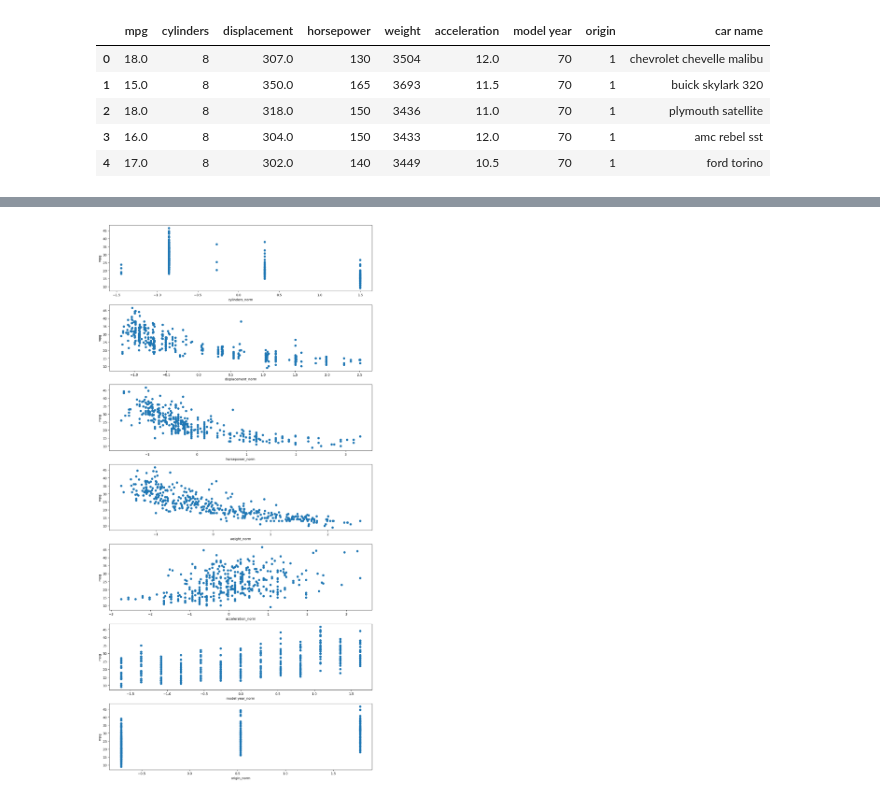
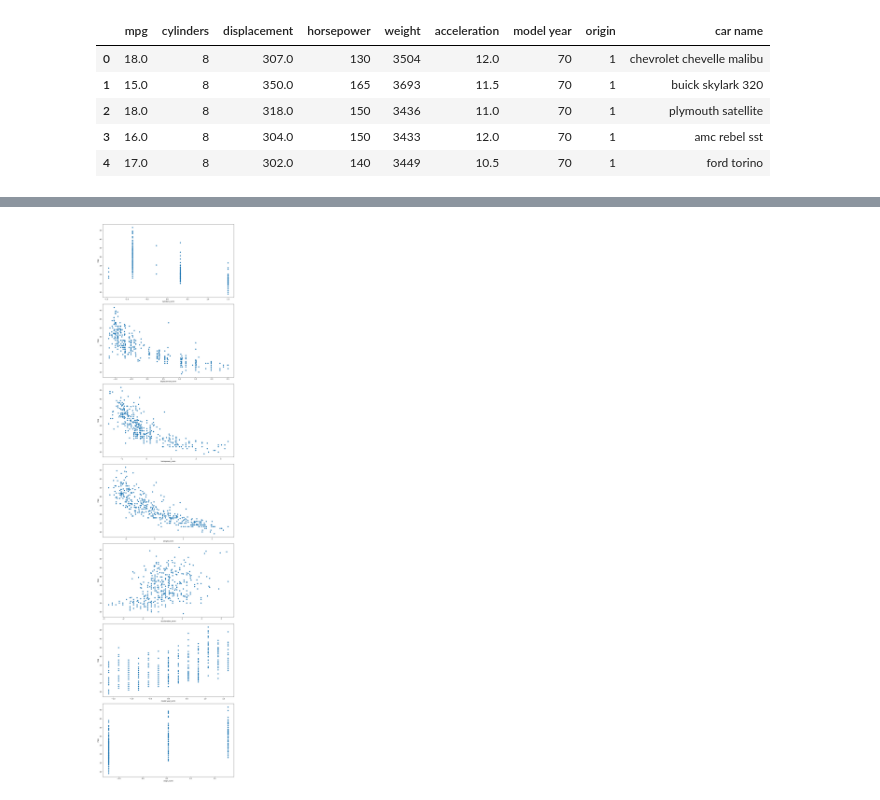
Before and after one commit to brash99/phys441, a Jupyter notebook: JupyterNotebooks/Assignment1_Solutions/Assignment2/MultipleLinearRegression.ipynb, the cells around one changed output, grey strips where cells are left out. Drawn from its saved outputs; the diff is of its cells as text; code cells hidden in the pictures.

```diff
--- a/JupyterNotebooks/Assignment1_Solutions/Assignment2/MultipleLinearRegression.ipynb
+++ b/JupyterNotebooks/Assignment1_Solutions/Assignment2/MultipleLinearRegression.ipynb
@@ -47,6 +47,7 @@ for col in data.columns:
 #replacing missing values in horsepower with its median
 horse_med = data['horsepower'].median()
 data['horsepower'] = data['horsepower'].fillna(horse_med)
+data['model_year'] = data['model year']
 # %%
 data['cylinders_norm'] = (data['cylinders'] - data['cylinders'].mean()) / data['cylinders'].std()
 data['displacement_norm'] = (data['displacement'] - data['displacement'].mean()) / data['displacement'].std()
@@ -56,32 +57,32 @@ data['acceleration_norm'] = (data['acceleration'] - data['acceleration'].mean())
 data['model_year_norm'] = (data['model year'] - data['model year'].mean()) / data['model year'].std()
 data['origin_norm'] = (data['origin'] - data['origin'].mean()) / data['origin'].std()
 # %%
-fig, ax = plt.subplots(7,1,figsize=(12,24))
+fig, ax = plt.subplots(7,1,figsize=(12,48))
 ax[0].scatter(data['cylinders_norm'], data['mpg'])
 ax[0].set_xlabel('cylinders_norm')
 ax[0].set_ylabel('mpg')
 ax[1].scatter(data['displacement_norm'], data['mpg'])
 ax[1].set_xlabel('displacement_norm')
 ax[1].set_ylabel('mpg')
 ax[2].scatter(data['horsepower_norm'], data['mpg'])
 ax[2].set_xlabel('horsepower_norm')
 ax[2].set_ylabel('mpg')
 ax[3].scatter(data['weight_norm'], data['mpg'])
 ax[3].set_xlabel('weight_norm')
 ax[3].set_ylabel('mpg')
 ax[4].scatter(data['acceleration_norm'], data['mpg'])
 ax[4].set_xlabel('acceleration_norm')
 ax[4].set_ylabel('mpg')
 ax[5].scatter(data['model_year_norm'], data['mpg'])
 ax[5].set_xlabel('model year_norm')
 ax[5].set_ylabel('mpg')
 ax[6].scatter(data['origin_norm'], data['mpg'])
 ax[6].set_xlabel('origin_norm')
 ax[6].set_ylabel('mpg')
 plt.tight_layout()
 plt.show()
 # %% [output]
-[figure, old version]
+[figure, new version]
 # %%
 import numpy as np
 import statsmodels.formula.api as smf
```
Also changed, not shown: parts of 7 cells of this notebook.
